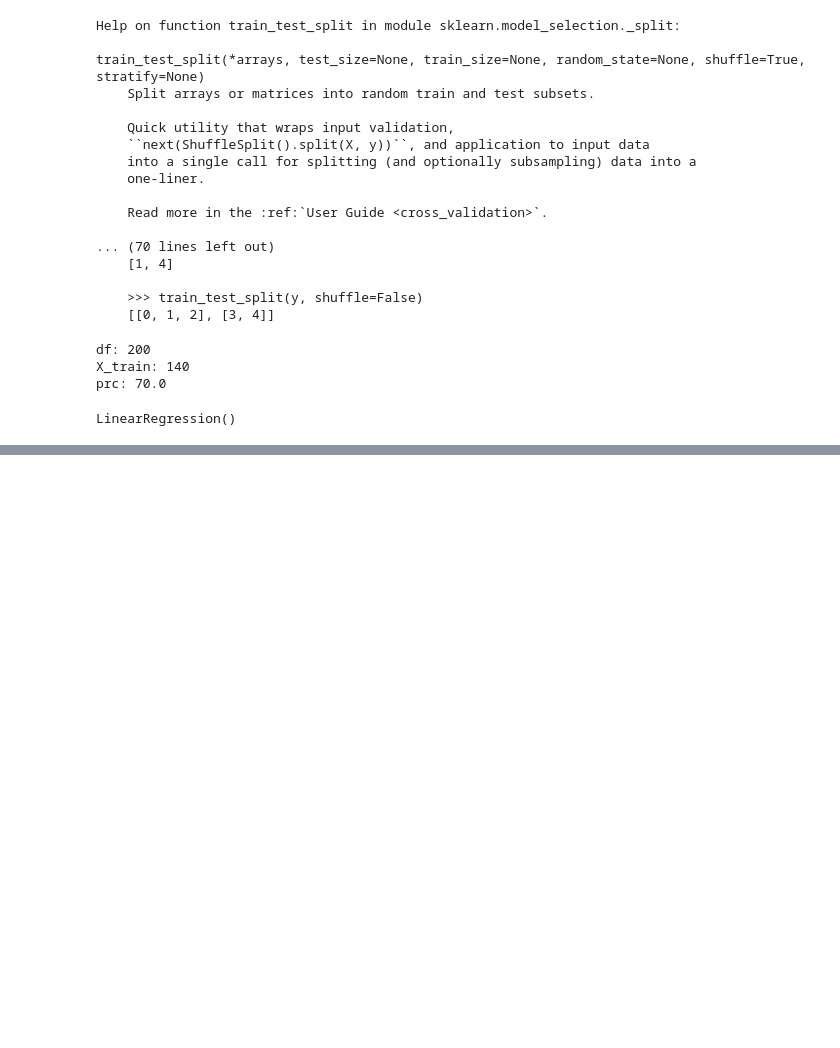
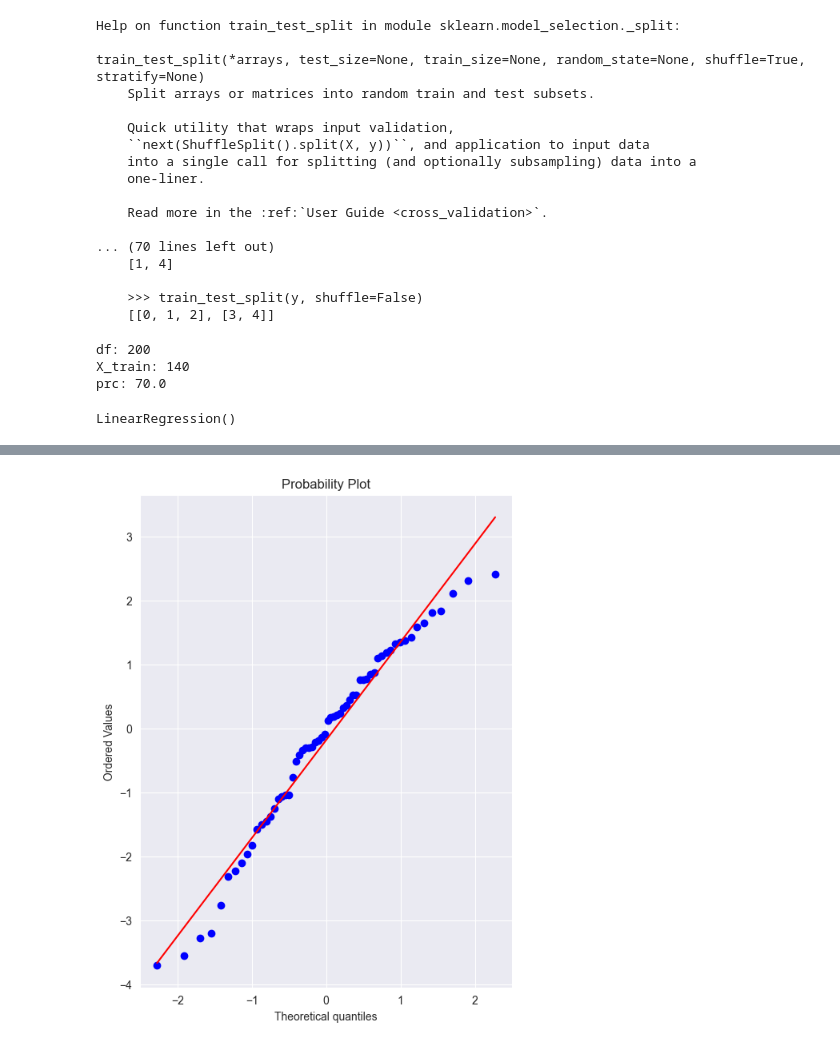
Before and after one commit to sanakulov/ml2, a Jupyter notebook: 08-Linear-Regression-Models/pg2.ipynb, the cells around one changed output, grey strips where cells are left out. Cells and saved outputs as stored; diff of their text form; code cells hidden in the pictures; blank space fills up the shorter version.

```diff
--- a/08-Linear-Regression-Models/pg2.ipynb
+++ b/08-Linear-Regression-Models/pg2.ipynb
@@ -115,0 +192,9 @@ array([15.74131332, 19.61062568, 11.44888935, 17.00819787,  9.17285676,
+# %%
+# Создаём объект figure и оси для рисования графика
+fig, ax = plt.subplots(figsize=(6,8),dpi=100)
+
+# probplot возвращает значения, которые можно использовать при необходимости
+# мы хотим просто нарисовать график, поэтому присваиваем эти значения переменной _
+_ = sp.stats.probplot(test_residuals,plot=ax)
+# %% [output]
+[figure, added]
```
Also changed, not shown: parts of 20 cells of this notebook.
